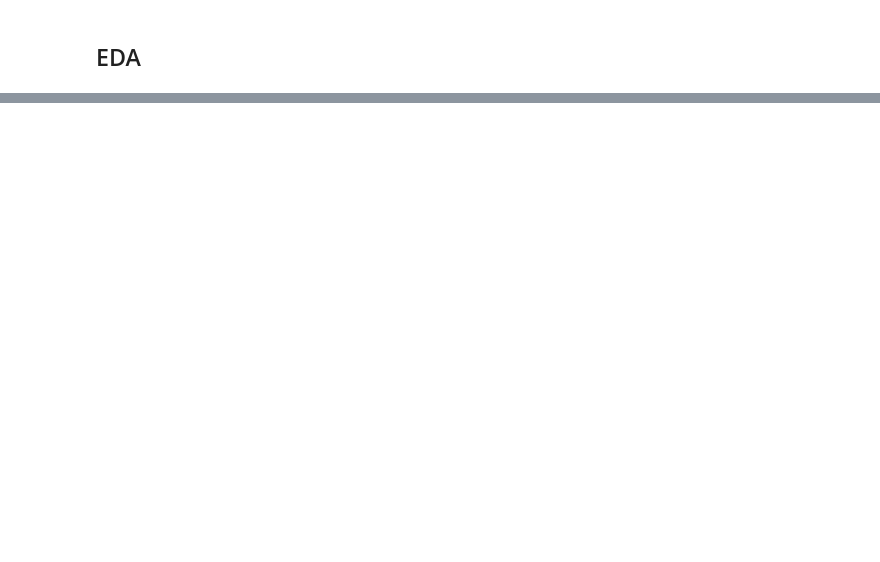
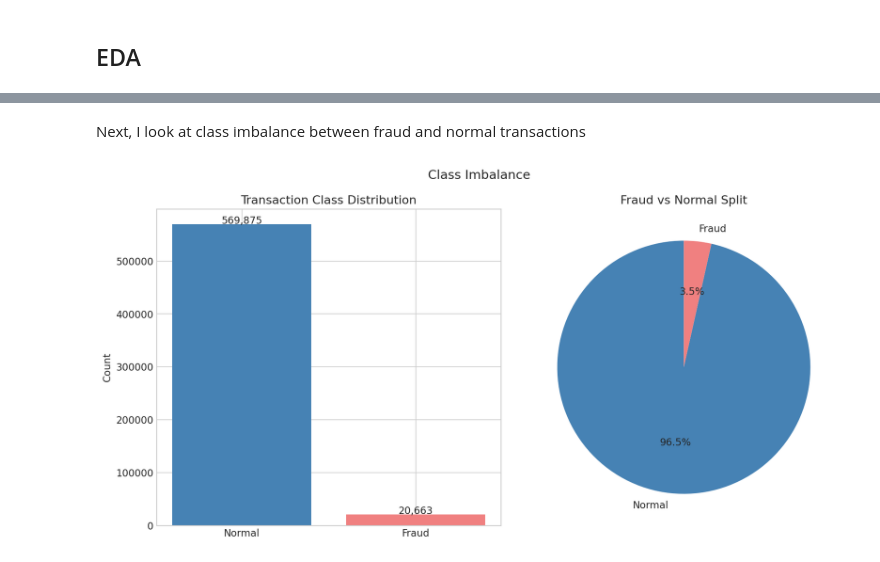
Before and after one commit to RishabhBubna/ML_Pipeline, a Jupyter notebook: IEEE_notebook.ipynb, the cells around one changed output, grey strips where cells are left out. Cells and saved outputs as stored; diff of their text form; code cells hidden in the pictures; blank space fills up the shorter version.

```diff
--- a/IEEE_notebook.ipynb
+++ b/IEEE_notebook.ipynb
@@ -472,0 +1330,28 @@ feature_dic = {
+# %% [markdown]
+Next, I look at class imbalance between fraud and normal transactions
+# %%
+## Class Imbalance
+
+fraud_counts = df["isFraud"].value_counts()
+labels = ["Normal", "Fraud"]
+
+fig, axes = plt.subplots(1, 2, figsize=(12, 6))
+
+# Bar chart
+axes[0].bar(labels, fraud_counts.values, color=["steelblue", "lightcoral"])
+axes[0].set_title("Transaction Class Distribution")
+axes[0].set_ylabel("Count")
+for i, v in enumerate(fraud_counts.values):
+    axes[0].text(i, v + 1000, f"{v:,}", ha="center")
+
+# Pie chart
+axes[1].pie(fraud_counts.values, labels=labels, colors=["steelblue", "lightcoral"],
+            autopct="%1.1f%%", startangle=90)
+axes[1].set_title("Fraud vs Normal Split")
+
+plt.suptitle("Class Imbalance", fontsize=14)
+plt.tight_layout()
+plt.savefig("Report/figures/class_imbalance.png",bbox_inches="tight")
+plt.show()
+# %% [output]
+[figure, added]
```
Also changed, not shown: parts of 298 cells of this notebook, 37 other files.
